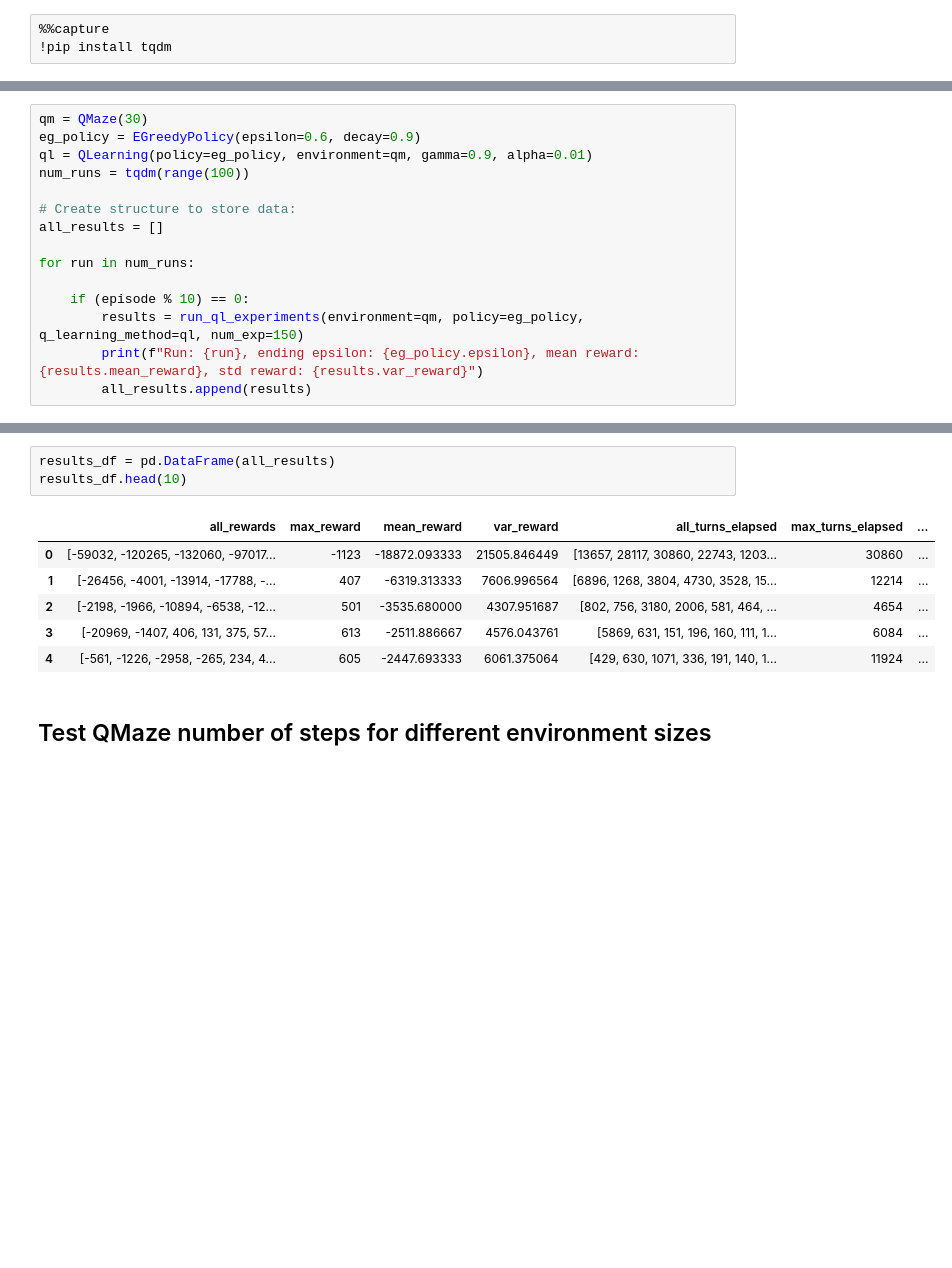
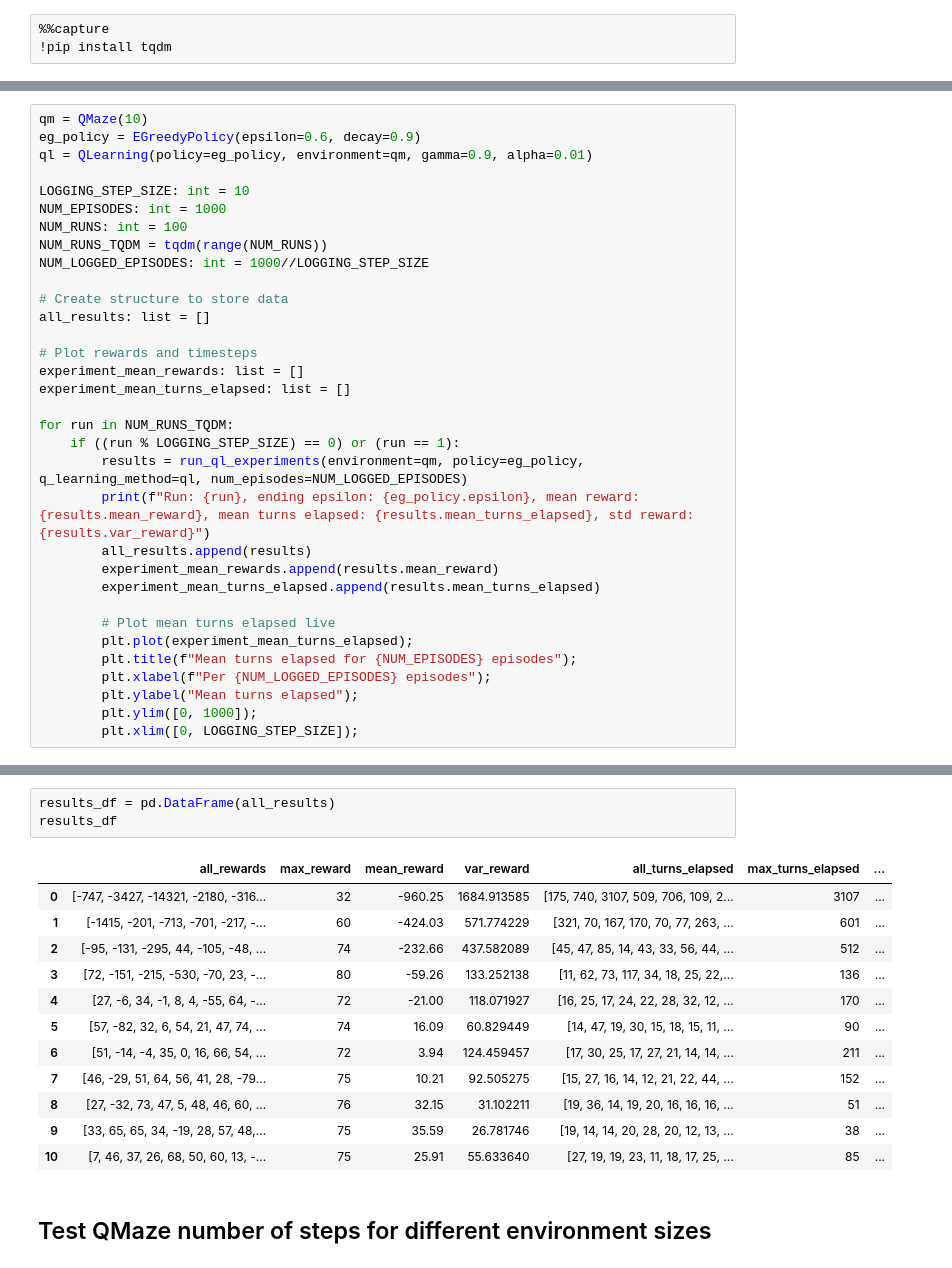
Before and after one commit to feiphoon/inm707-task2, a Jupyter notebook: src/maze/qlearning_exp_runner.ipynb, the cells around one changed output, grey strips where cells are left out. Saved outputs shown, nothing was run; the diff lists cells and outputs as text; blank space fills up the shorter version.

```diff
--- a/src/maze/qlearning_exp_runner.ipynb
+++ b/src/maze/qlearning_exp_runner.ipynb
@@ -143,15 +185,33 @@ def run_ql_experiments(environment: QMaze, policy: EGreedyPolicy, q_learning_met
 # %%
-qm = QMaze(30)
+qm = QMaze(10)
 eg_policy = EGreedyPolicy(epsilon=0.6, decay=0.9)
 ql = QLearning(policy=eg_policy, environment=qm, gamma=0.9, alpha=0.01)
-num_runs = tqdm(range(100))
 
-# Create structure to store data:
-all_results = []
+LOGGING_STEP_SIZE: int = 10
+NUM_EPISODES: int = 1000
+NUM_RUNS: int = 100
+NUM_RUNS_TQDM = tqdm(range(NUM_RUNS))
+NUM_LOGGED_EPISODES: int = 1000//LOGGING_STEP_SIZE
 
-for run in num_runs:
+# Create structure to store data
+all_results: list = []
 
-    if (episode % 10) == 0:
-        results = run_ql_experiments(environment=qm, policy=eg_policy, q_learning_method=ql, num_exp=150)
-        print(f"Run: {run}, ending epsilon: {eg_policy.epsilon}, mean reward: {results.mean_reward}, std reward: {results.var_reward}")
+# Plot rewards and timesteps
+experiment_mean_rewards: list = []
+experiment_mean_turns_elapsed: list = []
+
+for run in NUM_RUNS_TQDM:
+    if ((run % LOGGING_STEP_SIZE) == 0) or (run == 1):
+        results = run_ql_experiments(environment=qm, policy=eg_policy, q_learning_method=ql, num_episodes=NUM_LOGGED_EPISODES)
+        print(f"Run: {run}, ending epsilon: {eg_policy.epsilon}, mean reward: {results.mean_reward}, mean turns elapsed: {results.mean_turns_elapsed}, std reward: {results.var_reward}")
         all_results.append(results)
+        experiment_mean_rewards.append(results.mean_reward)
+        experiment_mean_turns_elapsed.append(results.mean_turns_elapsed)
+
+        # Plot mean turns elapsed live
+        plt.plot(experiment_mean_turns_elapsed);
+        plt.title(f"Mean turns elapsed for {NUM_EPISODES} episodes");
+        plt.xlabel(f"Per {NUM_LOGGED_EPISODES} episodes");
+        plt.ylabel("Mean turns elapsed");
+        plt.ylim([0, 1000]);
+        plt.xlim([0, LOGGING_STEP_SIZE]);
@@ -184,13 +255,19 @@ X X X X X X X X X X X X X X X X X X X X X X X X X X X X O X
 # %%
 results_df = pd.DataFrame(all_results)
-results_df.head(10)
+results_df
 # %% [output]
 |  | all_rewards | max_reward | mean_reward | var_reward | all_turns_elapsed | max_turns_elapsed | ... |
-| 0 | [-59032, -120265, -132060, -97017... | -1123 | -18872.093333 | 21505.846449 | [13657, 28117, 30860, 22743, 1203... | 30860 | ... |
-| 1 | [-26456, -4001, -13914, -17788, -... | 407 | -6319.313333 | 7606.996564 | [6896, 1268, 3804, 4730, 3528, 15... | 12214 | ... |
-| 2 | [-2198, -1966, -10894, -6538, -12... | 501 | -3535.680000 | 4307.951687 | [802, 756, 3180, 2006, 581, 464, ... | 4654 | ... |
-| 3 | [-20969, -1407, 406, 131, 375, 57... | 613 | -2511.886667 | 4576.043761 | [5869, 631, 151, 196, 160, 111, 1... | 6084 | ... |
-| 4 | [-561, -1226, -2958, -265, 234, 4... | 605 | -2447.693333 | 6061.375064 | [429, 630, 1071, 336, 191, 140, 1... | 11924 | ... |
+| 0 | [-747, -3427, -14321, -2180, -316... | 32 | -960.25 | 1684.913585 | [175, 740, 3107, 509, 706, 109, 2... | 3107 | ... |
+| 1 | [-1415, -201, -713, -701, -217, -... | 60 | -424.03 | 571.774229 | [321, 70, 167, 170, 70, 77, 263, ... | 601 | ... |
+| 2 | [-95, -131, -295, 44, -105, -48, ... | 74 | -232.66 | 437.582089 | [45, 47, 85, 14, 43, 33, 56, 44, ... | 512 | ... |
+| 3 | [72, -151, -215, -530, -70, 23, -... | 80 | -59.26 | 133.252138 | [11, 62, 73, 117, 34, 18, 25, 22,... | 136 | ... |
+| 4 | [27, -6, 34, -1, 8, 4, -55, 64, -... | 72 | -21.00 | 118.071927 | [16, 25, 17, 24, 22, 28, 32, 12, ... | 170 | ... |
+| 5 | [57, -82, 32, 6, 54, 21, 47, 74, ... | 74 | 16.09 | 60.829449 | [14, 47, 19, 30, 15, 18, 15, 11, ... | 90 | ... |
+| 6 | [51, -14, -4, 35, 0, 16, 66, 54, ... | 72 | 3.94 | 124.459457 | [17, 30, 25, 17, 27, 21, 14, 14, ... | 211 | ... |
+| 7 | [46, -29, 51, 64, 56, 41, 28, -79... | 75 | 10.21 | 92.505275 | [15, 27, 16, 14, 12, 21, 22, 44, ... | 152 | ... |
+| 8 | [27, -32, 73, 47, 5, 48, 46, 60, ... | 76 | 32.15 | 31.102211 | [19, 36, 14, 19, 20, 16, 16, 16, ... | 51 | ... |
+| 9 | [33, 65, 65, 34, -19, 28, 57, 48,... | 75 | 35.59 | 26.781746 | [19, 14, 14, 20, 28, 20, 12, 13, ... | 38 | ... |
+| 10 | [7, 46, 37, 26, 68, 50, 60, 13, -... | 75 | 25.91 | 55.633640 | [27, 19, 19, 23, 11, 18, 17, 25, ... | 85 | ... |
 # %% [markdown]
 ## Test QMaze number of steps for different environment sizes
 # %%
```
Also changed, not shown: parts of 21 cells of this notebook.
